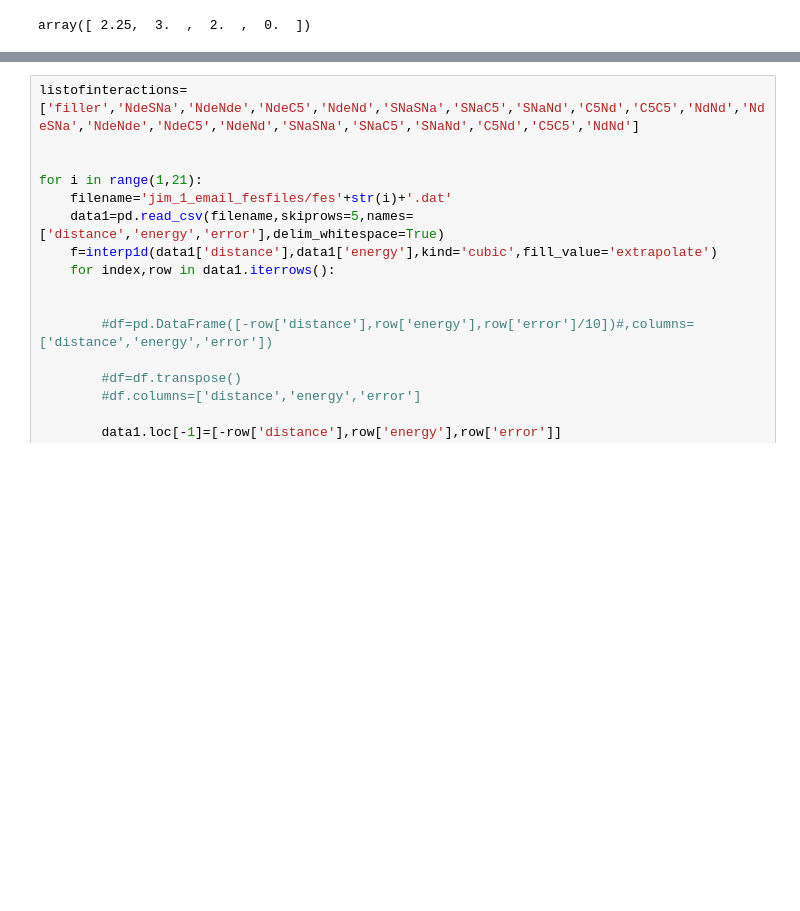
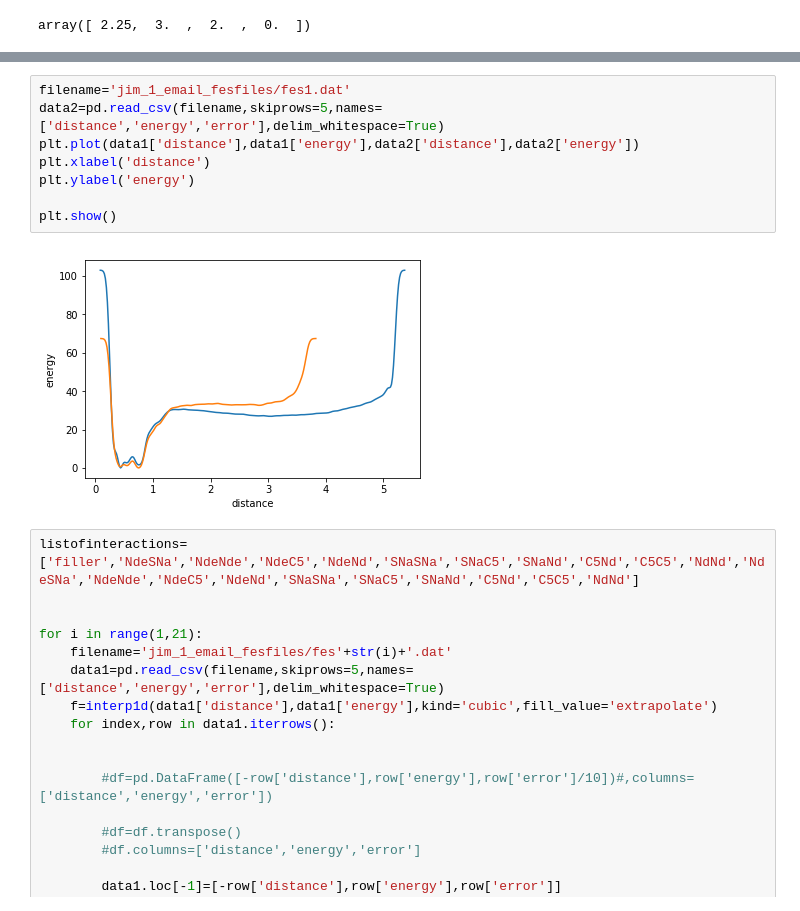
Before and after one commit to garrettd2225/Triazine-project, a Jupyter notebook: Metad_graphs_idunno.ipynb, the cells around one changed output, grey strips where cells are left out. Cells and saved outputs as stored; diff of their text form; blank space fills up the shorter version.

```diff
--- a/Metad_graphs_idunno.ipynb
+++ b/Metad_graphs_idunno.ipynb
@@ -248,3 +248,13 @@ plt.show()
+# %%
+filename='jim_1_email_fesfiles/fes1.dat'
+data2=pd.read_csv(filename,skiprows=5,names=['distance','energy','error'],delim_whitespace=True)
+plt.plot(data1['distance'],data1['energy'],data2['distance'],data2['energy'])
+plt.xlabel('distance')
+plt.ylabel('energy')
+
+plt.show()
+# %% [output]
+[figure, added]
 # %%
 listofinteractions=['filler','NdeSNa','NdeNde','NdeC5','NdeNd','SNaSNa','SNaC5','SNaNd','C5Nd','C5C5','NdNd','NdeSNa','NdeNde','NdeC5','NdeNd','SNaSNa','SNaC5','SNaNd','C5Nd','C5C5','NdNd']
 
```
Also changed, not shown: parts of 19 cells of this notebook.
